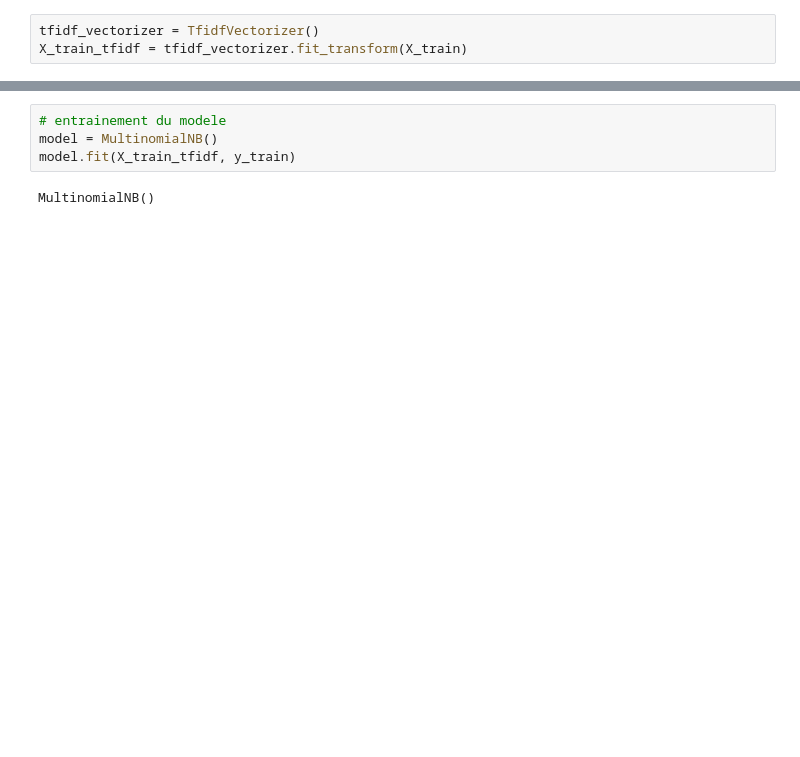
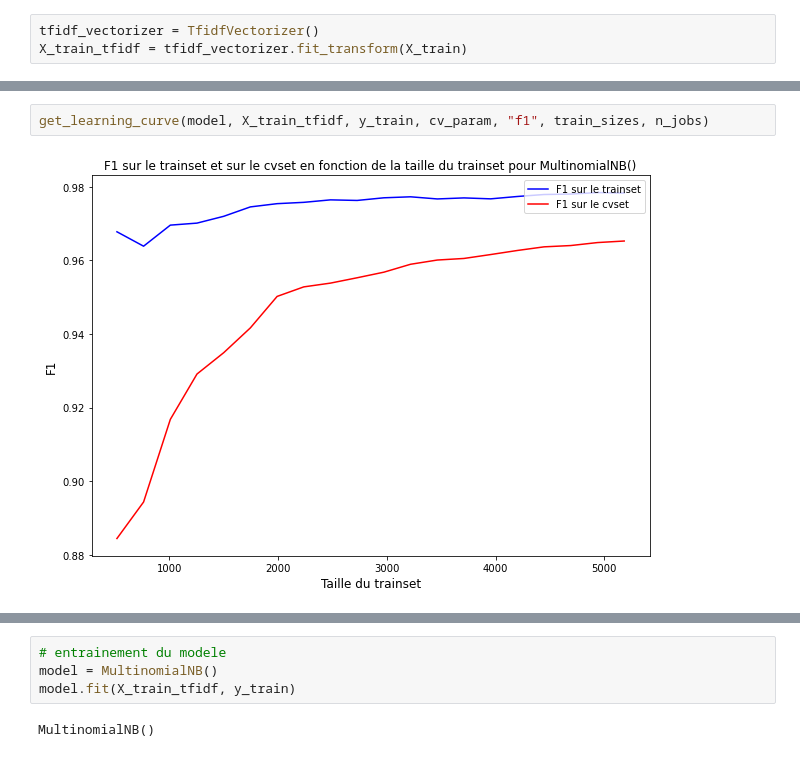
Before and after one commit to lolodino77/classification_texte_articles, a Jupyter notebook: 2_a_naive_bayes_classifier.ipynb, the cells around one changed output, grey strips where cells are left out. Saved outputs shown, nothing was run; the diff lists cells and outputs as text; blank space fills up the shorter version.

```diff
--- a/2_a_naive_bayes_classifier.ipynb
+++ b/2_a_naive_bayes_classifier.ipynb
@@ -49,0 +98,4 @@ X_train_tfidf = tfidf_vectorizer.fit_transform(X_train)
+# %%
+get_learning_curve(model, X_train_tfidf, y_train, cv_param, "f1", train_sizes, n_jobs)
+# %% [output]
+[figure, added]
```
Also changed, not shown: parts of 9 cells of this notebook, 8 other files.
